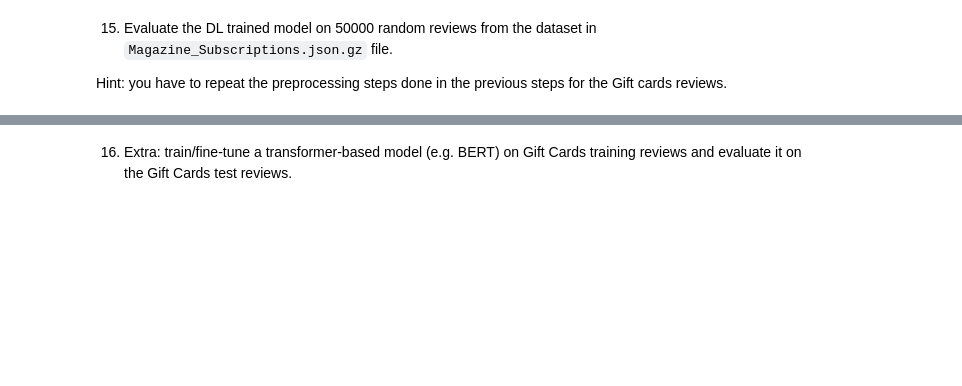
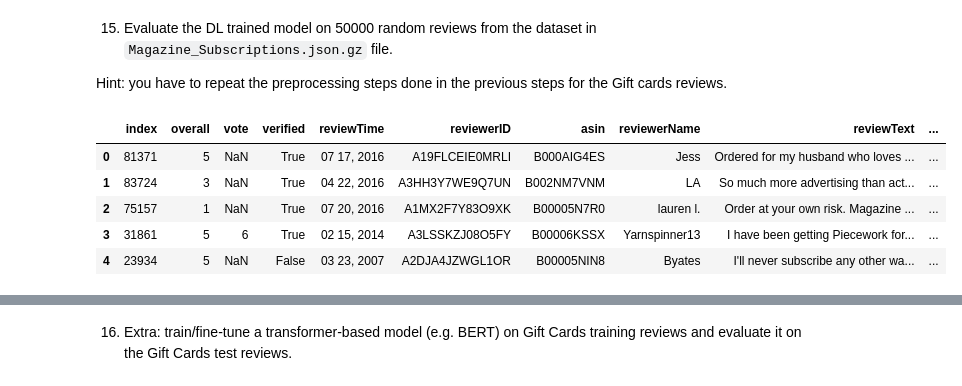
Before and after one commit to gioelebbc/Text-mining-assignment-group-5, a Jupyter notebook: project_work_group_5.ipynb, the cells around one changed output, grey strips where cells are left out. Drawn from its saved outputs; the diff is of its cells as text; code cells hidden in the pictures; blank space fills up the shorter version.

```diff
--- a/project_work_group_5.ipynb
+++ b/project_work_group_5.ipynb
@@ -192,3 +272,15 @@ clf.score(test_dtm, y_test)
 15) Evaluate the DL trained model on 50000 random reviews from the dataset in `Magazine_Subscriptions.json.gz` file.
 
 Hint: you have to repeat the preprocessing steps done in the previous steps for the Gift cards reviews.
+# %%
+df_2 = pd.read_json('Magazine_Subscriptions.json.gz',lines = True,compression= 'gzip')
+df_2 = df_2.sample(n = 50000)
+df_2 = df_2.reset_index()
+df_2.head()
+# %% [output]
+|  | index | overall | vote | verified | reviewTime | reviewerID | asin | reviewerName | reviewText | ... |
+| 0 | 81371 | 5 | NaN | True | 07 17, 2016 | A19FLCEIE0MRLI | B000AIG4ES | Jess | Ordered for my husband who loves ... | ... |
+| 1 | 83724 | 3 | NaN | True | 04 22, 2016 | A3HH3Y7WE9Q7UN | B002NM7VNM | LA | So much more advertising than act... | ... |
+| 2 | 75157 | 1 | NaN | True | 07 20, 2016 | A1MX2F7Y83O9XK | B00005N7R0 | lauren l. | Order at your own risk. Magazine ... | ... |
+| 3 | 31861 | 5 | 6 | True | 02 15, 2014 | A3LSSKZJ08O5FY | B00006KSSX | Yarnspinner13 | I have been getting Piecework for... | ... |
+| 4 | 23934 | 5 | NaN | False | 03 23, 2007 | A2DJA4JZWGL1OR | B00005NIN8 | Byates | I'll never subscribe any other wa... | ... |
```
Also changed, not shown: parts of 17 cells of this notebook.
